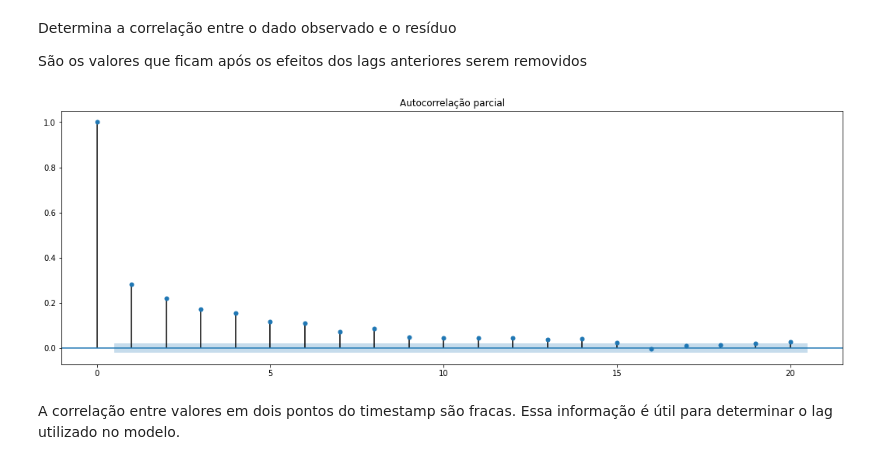
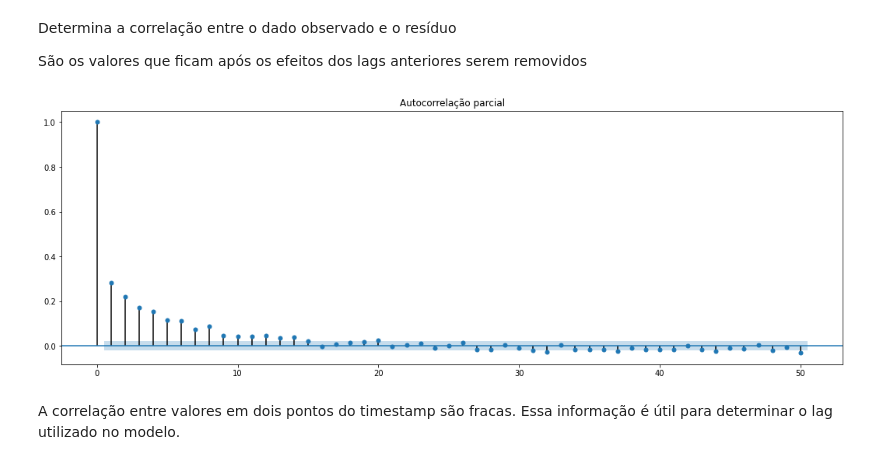
Before and after one commit to victorpecine/forecast, a Jupyter notebook: Microsoft_Azure_Predictive_Maintenance.ipynb, the cells around one changed output. Drawn from its saved outputs; the diff is of its cells as text; code cells hidden in the pictures.

```diff
--- a/Microsoft_Azure_Predictive_Maintenance.ipynb
+++ b/Microsoft_Azure_Predictive_Maintenance.ipynb
@@ -340,4 +342,6 @@ Text(0.5, 0, '')
 Mede o quanto duas observações da mesma série temporal estão linearmente relacionadas
 
 (Lags são os valores observados)
+# %%
+significancia = 0.05
 # %%
@@ -366,12 +370,12 @@ Determina a correlação entre o dado observado e o resíduo
 
 São os valores que ficam após os efeitos dos lags anteriores serem removidos
 # %%
-autocorr_parc = plot_pacf(df_maquina['pressure'], lags = 20, title='Autocorrelação parcial')
+autocorr_parc = plot_pacf(df_maquina['pressure'], lags=50, title='Autocorrelação parcial', alpha=significancia)
 autocorr_parc.set_figheight(6)
 autocorr_parc.set_figwidth(18)
 plt.show()
 # %% [output]
-[figure, old version]
+[figure, new version]
 # %% [markdown]
 A correlação entre valores em dois pontos do timestamp são fracas.
 Essa informação é útil para determinar o lag utilizado no modelo.
```
Also changed, not shown: parts of 23 cells of this notebook.
